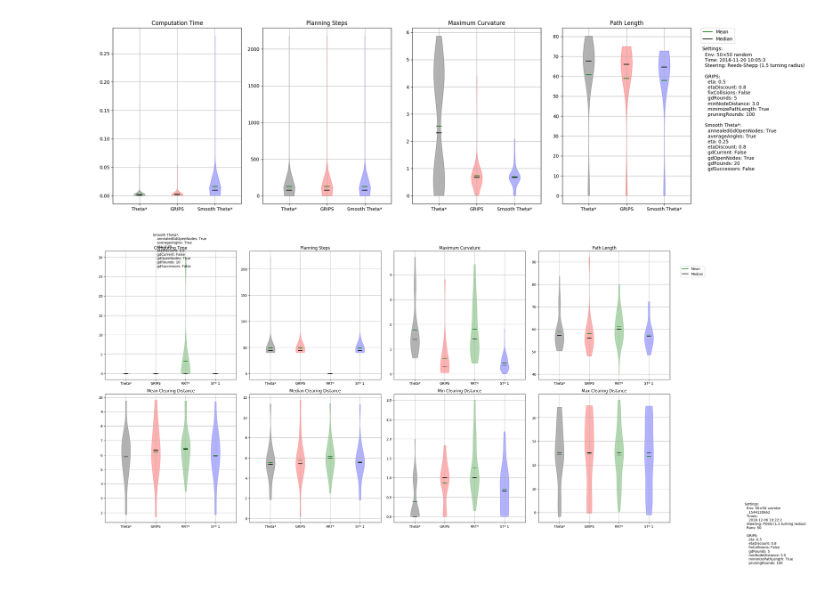
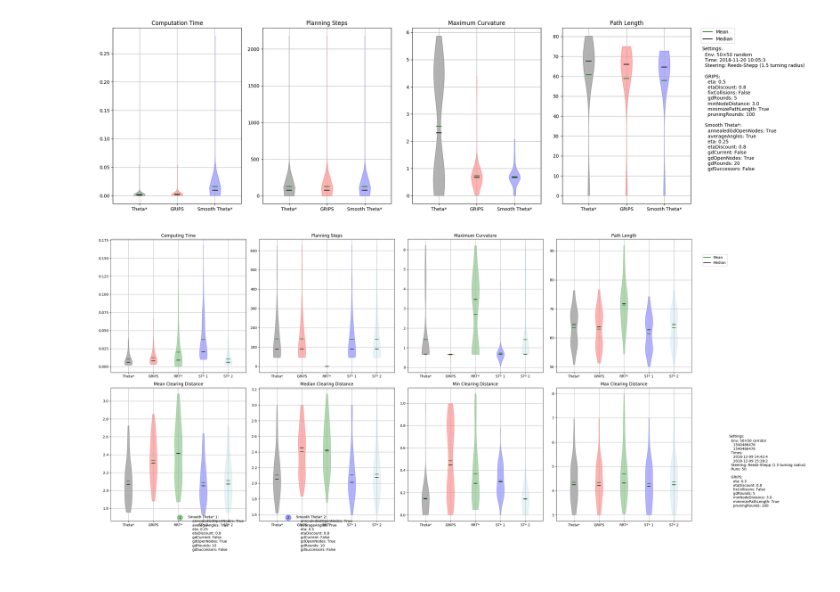
Before and after one commit to robot-motion/bench-mr, a Jupyter notebook: Benchmark.ipynb, the cells around one changed output. Saved outputs shown, nothing was run; the diff lists cells and outputs as text; code cells hidden in the pictures.

Commit message:
Improved plotting, README

```diff
--- a/Benchmark.ipynb
+++ b/Benchmark.ipynb
@@ -71,11 +71,8 @@ Runs: 50
 sns.reset_orig()
 
 data = [
-    json.load(open("/home/eric/catkin_ws/devel/lib/smooth_star/log/POSQ 50x50 corridor 1544120662 2018-12-06 10:22:2.json", "r")),
-#     json.load(open("/home/eric/catkin_ws/devel/lib/smooth_star/log/Reeds-Shepp 50x50 random 1542671305 2018-12-06 10:14:4.json", "r")),
-#     json.load(open("cmake-build-release/log/Reeds-Shepp 50x50 random 1542671305 2018-11-21 12:12:5.json", "r")),
-#     json.load(open("cmake-build-release/log/Reeds-Shepp 50x50 random 1542671305 2018-11-21 12:15:4.json", "r")),
-#     json.load(open("cmake-build-release/log/Reeds-Shepp 50x50 random 1542671305 2018-11-21 12:16:2.json", "r"))
+    json.load(open("/home/eric/catkin_ws/devel/lib/smooth_star/log/Reeds-Shepp 50x50 corridor 1540486525 2018-12-09 14:42:4.json", "r")),
+    json.load(open("/home/eric/catkin_ws/devel/lib/smooth_star/log/Reeds-Shepp 50x50 corridor 1540486525 2018-12-09 15:28:2.json", "r")),
 ]
 
 axes = [
@@ -117,38 +114,42 @@ for y, axs in enumerate(axes):
     for x, name in enumerate(axs):
         plt.subplot("%i%i%i" % (axes_v, axes_h, y * axes_h + x + 1))
         plt.title(axis_labels[y][x])
-        times = [[e["thetaStar"][name] for e in data[0]["runs"]], [e["grips"][name] for e in data[0]["runs"]], [e["rrtStar"][name] for e in data[0]["runs"]], [e["smoothThetaStar"][name] for e in data[0]["runs"]]]
+        times = [[e["plans"]["thetaStar"][name] for e in data[0]["runs"]],
+                 [e["plans"]["grips"][name] for e in data[0]["runs"]],
+                 [e["plans"]["rrtStar"][name] for e in data[0]["runs"]],
+                 [e["plans"]["smoothThetaStar"][name] for e in data[0]["runs"]]]
         for d in data[1:]:
-            times.append([e["thetaStar"][name] for e in d["runs"]])
+            times.append([e["plans"]["thetaStar"][name] for e in d["runs"]])
         plot_violins(times)
 
+env = data[0]["runs"][0]["environment"]
 plt.gca().text(2.2 + axes_h, 1.0 + axes_v, "Settings:\n" \
-               + ("  Env: %d$\\times$%d %s\n" % (data[0]["environment"]["width"], data[0]["environment"]["height"], data[0]["environment"]["generator"])) \
-               + ("\n".join("    %s" % d["environment"]["seed"] for d in data) + "\n")
+               + ("  Env: %d$\\times$%d %s\n" % (env["width"], env["height"], env["generator"])) \
+               + ("\n".join("    %s" % d["runs"][0]["environment"]["seed"] for d in data) + "\n")
                + ("  Times:\n%s\n" % ("\n".join("    %s" % d["globals"]["time"] for d in data))) \
                + ("  Steering: %s (%s turning radius)\n" % (data[0]["settings"]["steering"], data[0]["settings"]["carTurningRadius"])) \
                + ("  Runs: %d\n\n" % (len(data[0]["runs"]))) \
                + ("  GRIPS:\n%s\n\n" % "\n".join(["    %s: %s" % (key, value) for key, value in data[0]["settings"]["grips"].items()])))
 if len(data) == 1:
     plt.text(0.1, 0.9,
              "Smooth Theta*:\n%s\n" % "\n".join(["    %s: %s" % (key, value) for key, value in data[0]["settings"]["smoothStar"].items()]),
              transform=plt.gcf().transFigure)
 else:
     for i, d in enumerate(data):
         plt.text(0.14 + i * 0.18, 0.04, str(i+1), transform=plt.gcf().transFigure,
                  bbox={"boxstyle": "circle", "color": colors[2 + i], "alpha": 0.4})
         plt.text(0.155 + i * 0.18, -0.08,
                  "Smooth Theta* %d:\n%s\n" % (i+1, "\n".join(["    %s: %s" % (key, value) for key, value in data[i]["settings"]["smoothStar"].items()])),
                  transform=plt.gcf().transFigure)
 
 plt.plot([np.nan], [np.nan], color="green", label="Mean")
 plt.plot([np.nan], [np.nan], color="black", label="Median")
 plt.legend(bbox_to_anchor=(1.08, axes_v), loc=2, borderaxespad=0.)
 
 plt.tight_layout()
 plt.savefig("gd_multiple_logs.png", dpi=300, bbox_inches='tight')
 # %% [output]
-[figure, old version]
+[figure, new version]
 # %%
 from bitarray import bitarray
 import math
```
Also changed, not shown: parts of 1 cell of this notebook, 1 other file.
